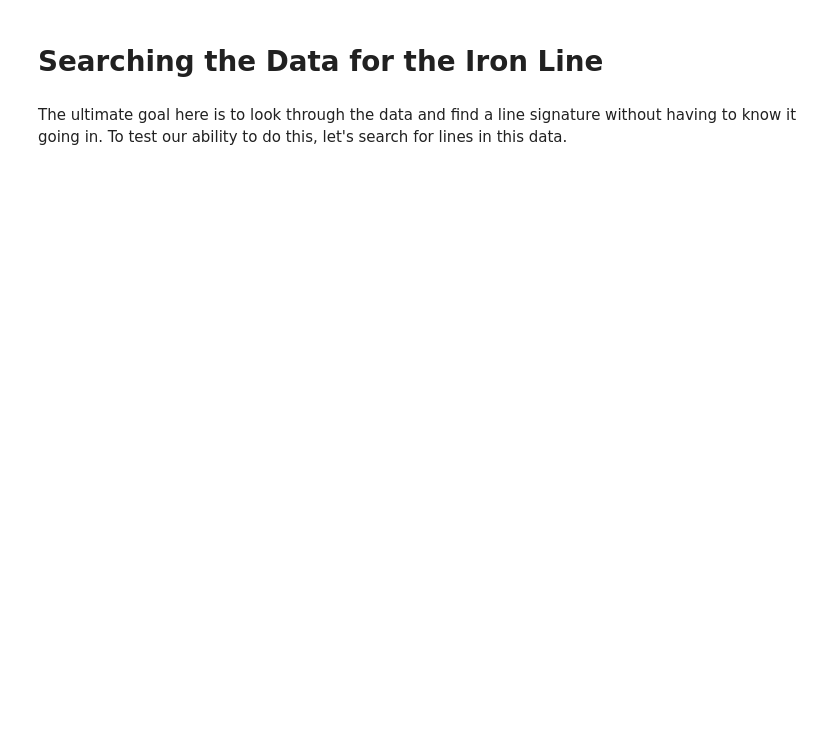
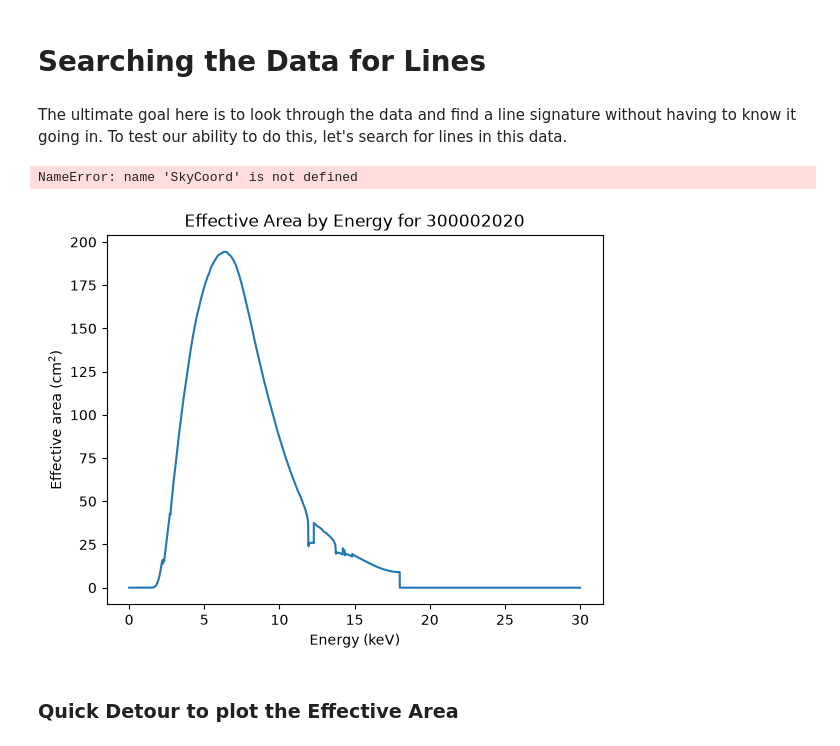
Before and after one commit to NickDahlen/XRISM_Research, a Jupyter notebook: dataPipeline.ipynb, the cells around one changed output. Saved outputs shown, nothing was run; the diff lists cells and outputs as text; code cells hidden in the pictures; blank space fills up the shorter version.

```diff
--- a/dataPipeline.ipynb
+++ b/dataPipeline.ipynb
@@ -348,4 +664,4 @@ fig, axes = relevantPlots(EMean, Counts, backgroundParams, signalParams, profile
 # %% [markdown]
-# Searching the Data for the Iron Line
+# Searching the Data for Lines
 # %% [markdown]
 The ultimate goal here is to look through the data and find a line signature without having to know it going in. To test our ability to do this, let's search for lines in this data.
@@ -356,0 +668,13 @@ for lineVal in lineVals:
+# %%
+Counts, Det_res, Exp, Cin_min, Cin_max, EMean, dE, Flux, cout_max, cout_min, effA, l, b = loadFile('fileStorage3/300002020')
+
+E_in  = EMean
+dE_in = dE
+
+roi_size = pi * (10 * 60)**2 * arcsec2_to_sr
+
+R = Det_res * roi_size # (n_out, n_in), [cm^2 sr] # response matrix; roi_size is the flatcircle area in steradians, and det_res already contains the effA from arf
+
+plt.plot(EMean, Counts)
+# %% [output]
+NameError: name 'SkyCoord' is not defined
@@ -356,0 +684,14 @@ for lineVal in lineVals:
+# %%
+arcsec2_to_sr = 2.350443e-11
+deltaOmega = ((3.1*60)**2 * 34/36 *arcsec2_to_sr)
+
+
+plt.plot(EMean, effA/deltaOmega)
+plt.title("Effective Area by Energy for 300002020")
+plt.xlabel("Energy (keV)")
+plt.ylabel("Effective area (cm$^2$)")
+plt.show()
+# %% [output]
+[figure, added]
+# %% [markdown]
+### Quick Detour to plot the Effective Area
```
Also changed, not shown: parts of 43 cells of this notebook.
